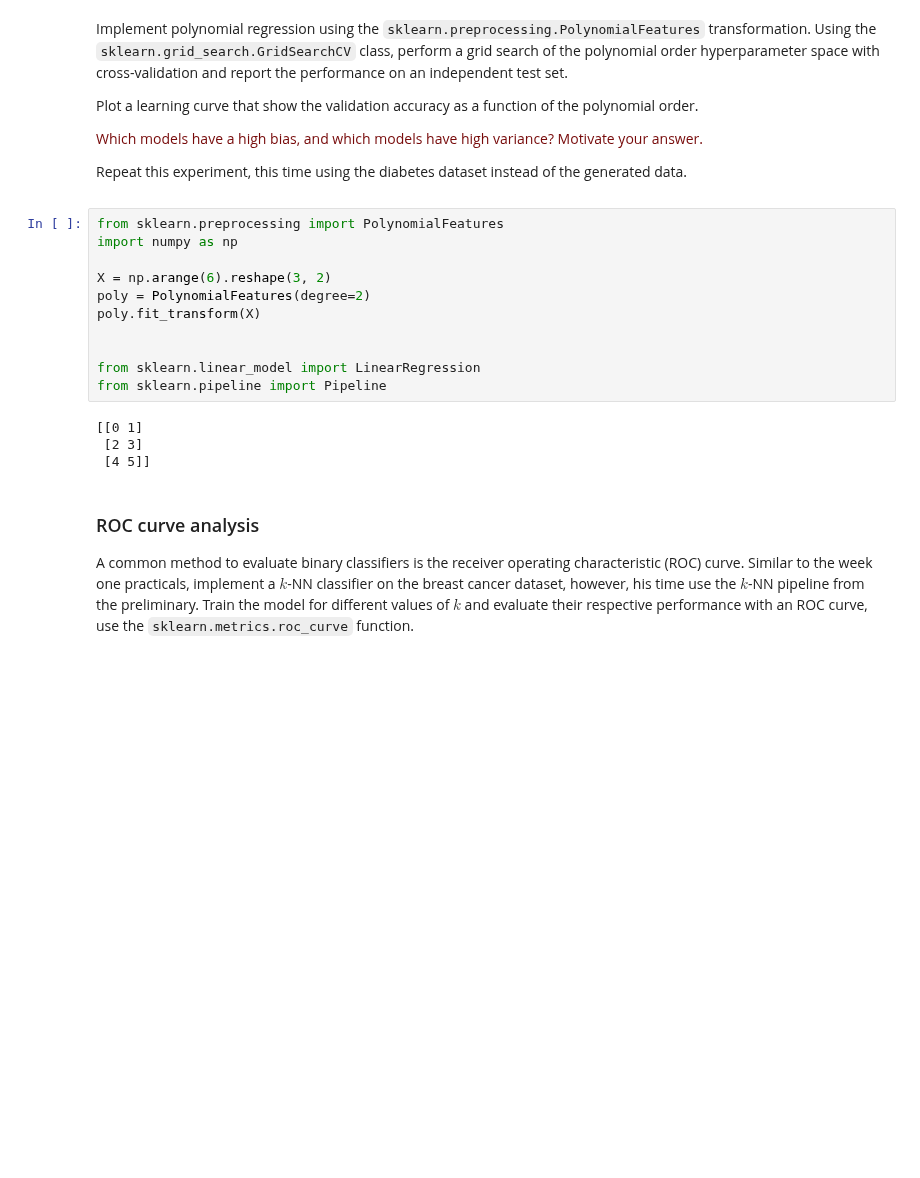
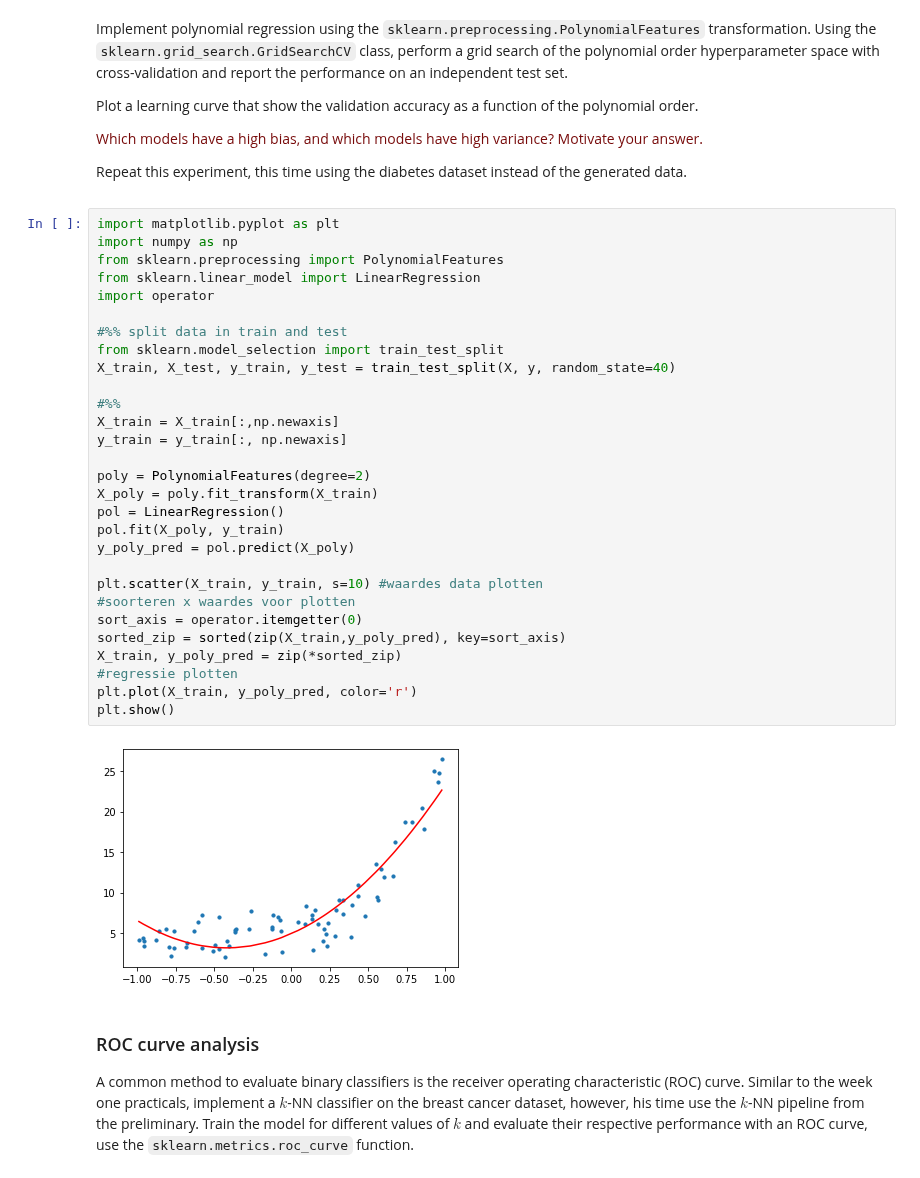
Before and after one commit to ndkruif/8dm40-machine-learning, a Jupyter notebook: practicals/week_2.ipynb, the cells around one changed output. Saved outputs shown, nothing was run; the diff lists cells and outputs as text; blank space fills up the shorter version.

Commit message:
implement poly regression

```diff
--- a/practicals/week_2.ipynb
+++ b/practicals/week_2.ipynb
@@ -167,21 +169,37 @@ Plot a learning curve that show the validation accuracy as a function of the pol
 <p><font color='#770a0a'>Which models have a high bias, and which models have high variance? Motivate your answer.</font><p>
 
 Repeat this experiment, this time using the diabetes dataset instead of the generated data.
-# %%
-from sklearn.preprocessing import PolynomialFeatures
-import numpy as np
-
-X = np.arange(6).reshape(3, 2)
-poly = PolynomialFeatures(degree=2)
-poly.fit_transform(X)
-
-
-from sklearn.linear_model import LinearRegression
-from sklearn.pipeline import Pipeline
-# %% [output]
-[[0 1]
- [2 3]
- [4 5]]
+# %%
+import matplotlib.pyplot as plt
+import numpy as np
+from sklearn.preprocessing import PolynomialFeatures
+from sklearn.linear_model import LinearRegression
+import operator
+
+#%% split data in train and test
+from sklearn.model_selection import train_test_split
+X_train, X_test, y_train, y_test = train_test_split(X, y, random_state=40)
+
+#%%
+X_train = X_train[:,np.newaxis]
+y_train = y_train[:, np.newaxis]
+
+poly = PolynomialFeatures(degree=2)
+X_poly = poly.fit_transform(X_train)
+pol = LinearRegression()
+pol.fit(X_poly, y_train)
+y_poly_pred = pol.predict(X_poly)
+
+plt.scatter(X_train, y_train, s=10) #waardes data plotten
+#soorteren x waardes voor plotten
+sort_axis = operator.itemgetter(0)
+sorted_zip = sorted(zip(X_train,y_poly_pred), key=sort_axis)
+X_train, y_poly_pred = zip(*sorted_zip)
+#regressie plotten
+plt.plot(X_train, y_poly_pred, color='r')
+plt.show()
+# %% [output]
+[figure, added]
 # %% [markdown]
 ### ROC curve analysis
 A common method to evaluate binary classifiers is the receiver operating characteristic (ROC) curve. Similar to the week one practicals, implement a $k$-NN classifier on the breast cancer dataset, however, his time use the $k$-NN pipeline from the preliminary. Train the model for different values of $k$ and evaluate their respective performance with an ROC curve, use the `sklearn.metrics.roc_curve` function.
```
Also changed, not shown: parts of 1 cell of this notebook.
